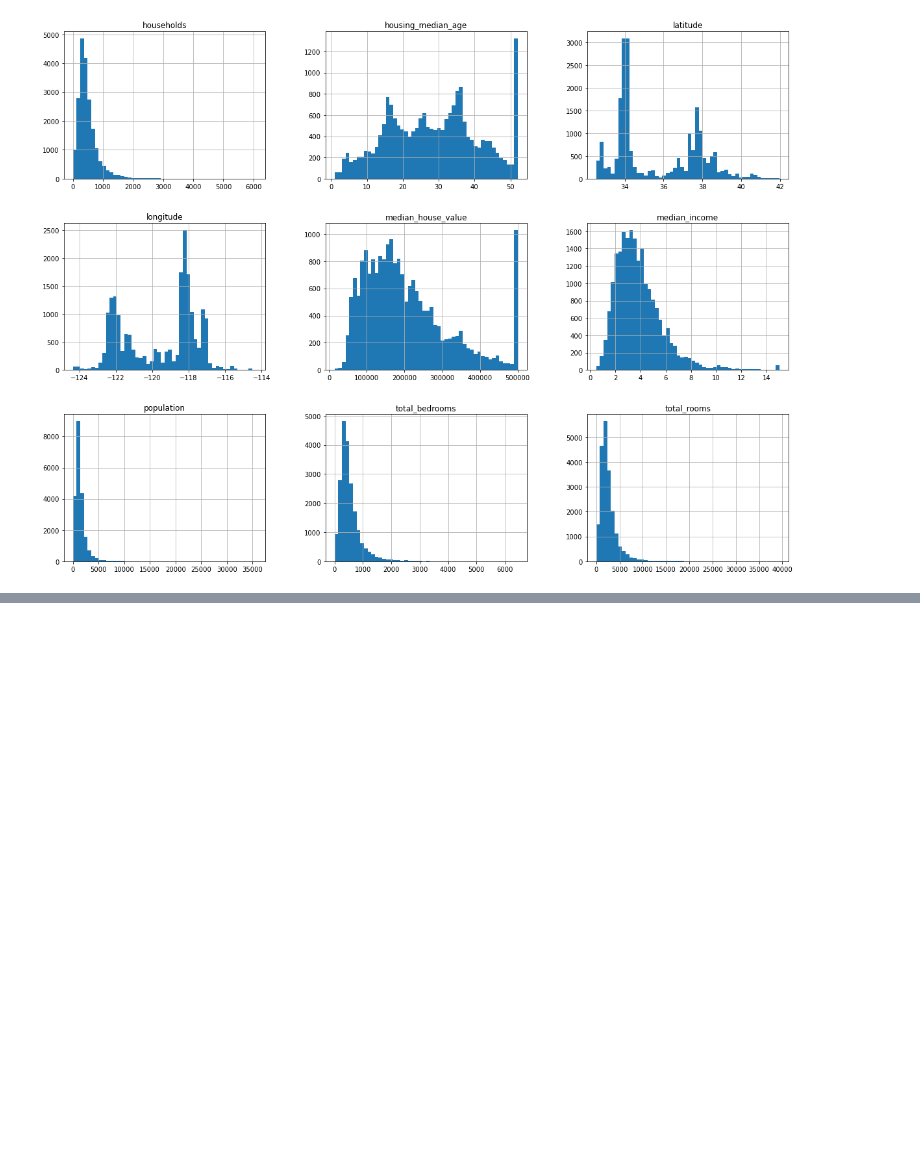
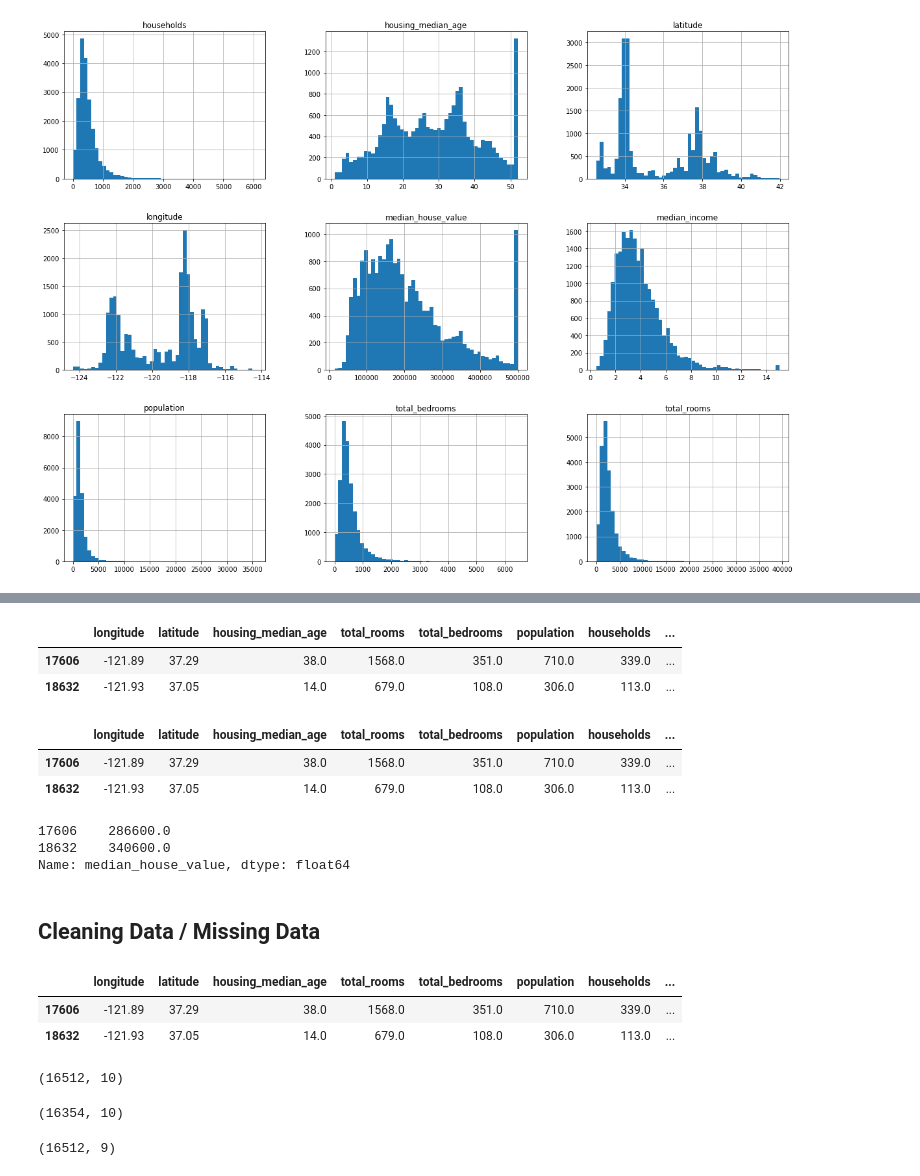
Before and after one commit to SalAlba/machine-learning, a Jupyter notebook: notes/machine-learning-project-checklist/demo/ex1/main.ipynb, the cells around one changed output, grey strips where cells are left out. Saved outputs shown, nothing was run; the diff lists cells and outputs as text; code cells hidden in the pictures; blank space fills up the shorter version.

Commit message:
preprocessing data

```diff
--- a/notes/machine-learning-project-checklist/demo/ex1/main.ipynb
+++ b/notes/machine-learning-project-checklist/demo/ex1/main.ipynb
@@ -103,0 +118,15 @@ df.hist(bins=50, figsize=(20,15));
+# %%
+split = StratifiedShuffleSplit(n_splits=1, test_size=0.2, random_state=42)
+
+housing = df.copy()
+strat_train_set = []
+strat_test_set = []
+
+# Divide by 1.5 to limit the number of income categories
+housing["income_cat"] = np.ceil(housing["median_income"] / 1.5)
+# Label those above 5 as 5
+housing["income_cat"].where(housing["income_cat"] < 5, 5.0, inplace=True)
+
+for train_index, test_index in split.split(housing, housing["income_cat"]):
+    strat_train_set = housing.loc[train_index]
+    strat_test_set = housing.loc[test_index]
@@ -103,0 +175,24 @@ df.hist(bins=50, figsize=(20,15));
+# %%
+strat_train_set.head(2)
+# %% [output]
+|  | longitude | latitude | housing_median_age | total_rooms | total_bedrooms | population | households | ... |
+| 17606 | -121.89 | 37.29 | 38.0 | 1568.0 | 351.0 | 710.0 | 339.0 | ... |
+| 18632 | -121.93 | 37.05 | 14.0 | 679.0 | 108.0 | 306.0 | 113.0 | ... |
+# %%
+# X ...
+housing = strat_train_set.drop('median_house_value', axis=1)
+housing.head(2)
+# %% [output]
+|  | longitude | latitude | housing_median_age | total_rooms | total_bedrooms | population | households | ... |
+| 17606 | -121.89 | 37.29 | 38.0 | 1568.0 | 351.0 | 710.0 | 339.0 | ... |
+| 18632 | -121.93 | 37.05 | 14.0 | 679.0 | 108.0 | 306.0 | 113.0 | ... |
+# %%
+# y ...
+housing_label = strat_train_set['median_house_value'].copy()
+housing_label[:2]
+# %% [output]
+17606    286600.0
+18632    340600.0
+Name: median_house_value, dtype: float64
+# %% [markdown]
+## Cleaning Data / Missing Data
@@ -103,0 +201,20 @@ df.hist(bins=50, figsize=(20,15));
+# %%
+housing.dropna(subset=['total_bedrooms']).head(2)
+# %% [output]
+|  | longitude | latitude | housing_median_age | total_rooms | total_bedrooms | population | households | ... |
+| 17606 | -121.89 | 37.29 | 38.0 | 1568.0 | 351.0 | 710.0 | 339.0 | ... |
+| 18632 | -121.93 | 37.05 | 14.0 | 679.0 | 108.0 | 306.0 | 113.0 | ... |
+# %%
+housing.shape
+# %% [output]
+(16512, 10)
+# %%
+# delete rows which has empty values ...
+housing.dropna(subset=['total_bedrooms']).shape
+# %% [output]
+(16354, 10)
+# %%
+# delete the feature from dataset ...
+housing.drop('total_bedrooms', axis=1).shape
+# %% [output]
+(16512, 9)
```
Also changed, not shown: parts of 50 cells of this notebook, 2 other files.
